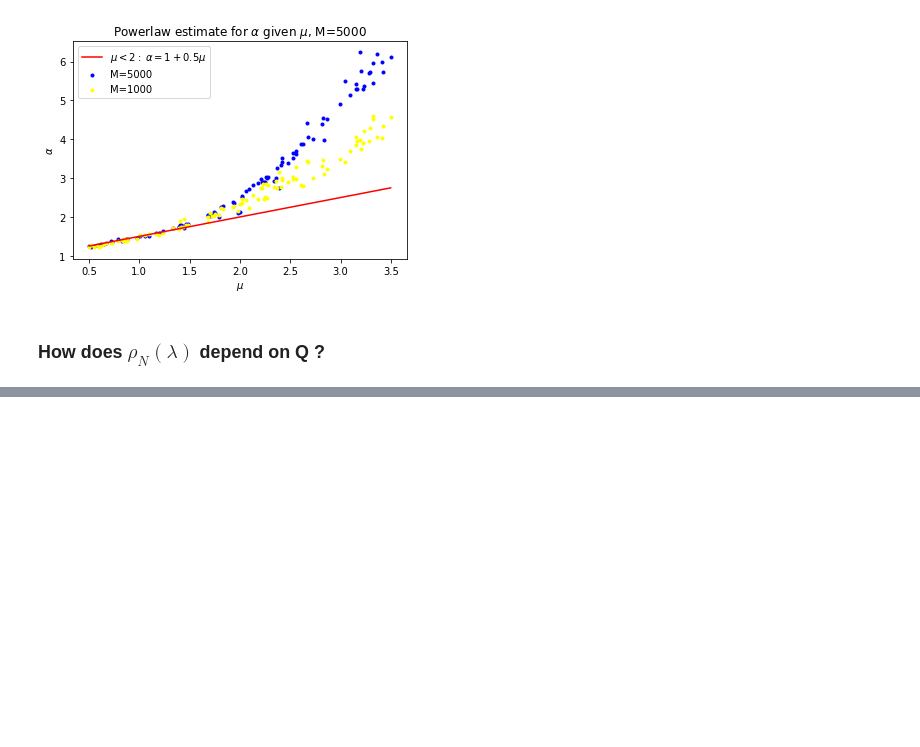
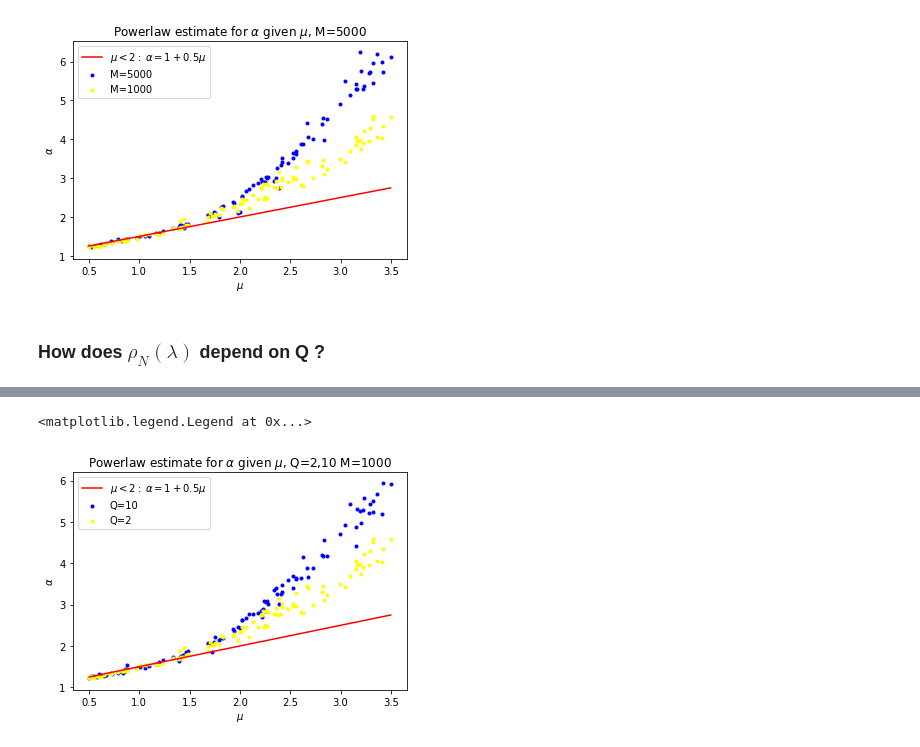
Before and after one commit to CalculatedContent/WhyDeepLearningWorks, a Jupyter notebook: HeavyTailedUniversalityClasses.ipynb, the cells around one changed output, grey strips where cells are left out. Cells and saved outputs as stored; diff of their text form; code cells hidden in the pictures; blank space fills up the shorter version.

```diff
--- a/HeavyTailedUniversalityClasses.ipynb
+++ b/HeavyTailedUniversalityClasses.ipynb
@@ -534,7 +536,7 @@ alphas_Q10= []
 #mus = np.sort(3*np.random.random_sample(100)+.5)
 for mu in tqdm(mus):
 
-    W, evals = get_pareto_mat(mu, Q=1000)
+    W, evals = get_pareto_mat(mu, Q=10)
 
     # skip best_PL distributional tests, just do fit
     fit = powerlaw.Fit(evals, xmax=np.max(evals))
@@ -543,0 +562,12 @@ Calculating best minimal value for power law fit
+# %%
+plt.scatter(mus, alphas_Q10, marker='.', color='blue', label="Q=10")
+plt.scatter(mus, alphas, marker='.', color='yellow', label="Q=2")
+
+plt.plot(mus, small_mu_alphas, color='red', label=r'$\mu<2:\;\alpha=1+0.5\mu$')
+plt.xlabel('$\mu$')
+plt.ylabel(r'$\alpha$')
+plt.title(r'Powerlaw estimate for $\alpha$ given $\mu$, Q=2,10 M=1000')
+plt.legend()
+# %% [output]
+<matplotlib.legend.Legend at 0x...>
+[figure, added]
```
Also changed, not shown: parts of 9 cells of this notebook.
